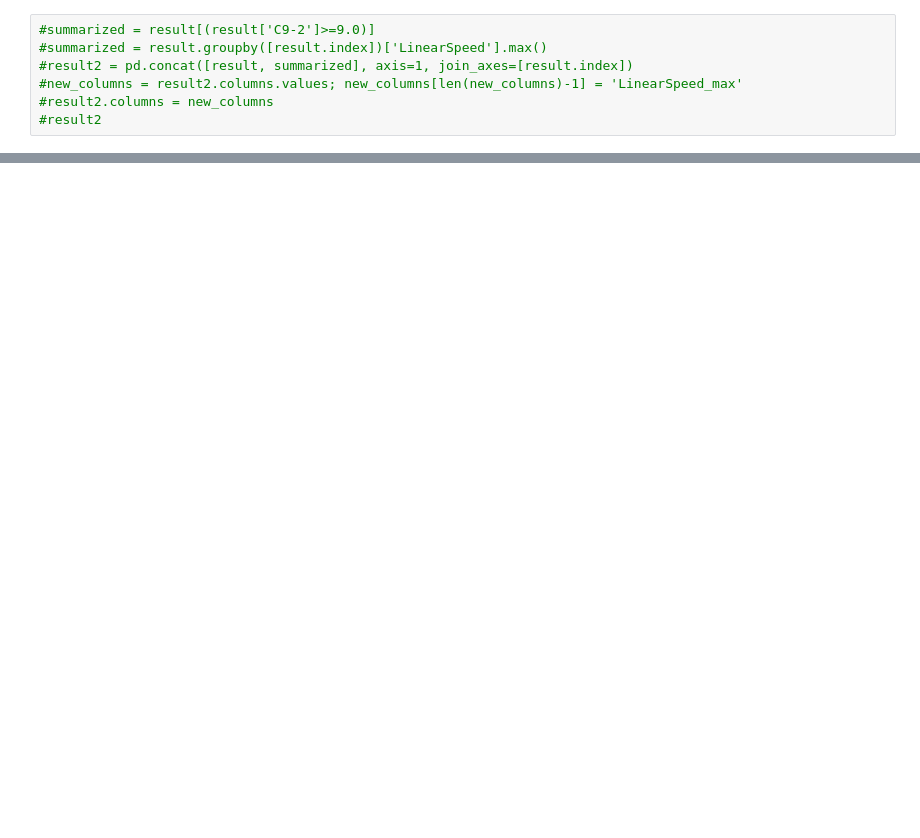
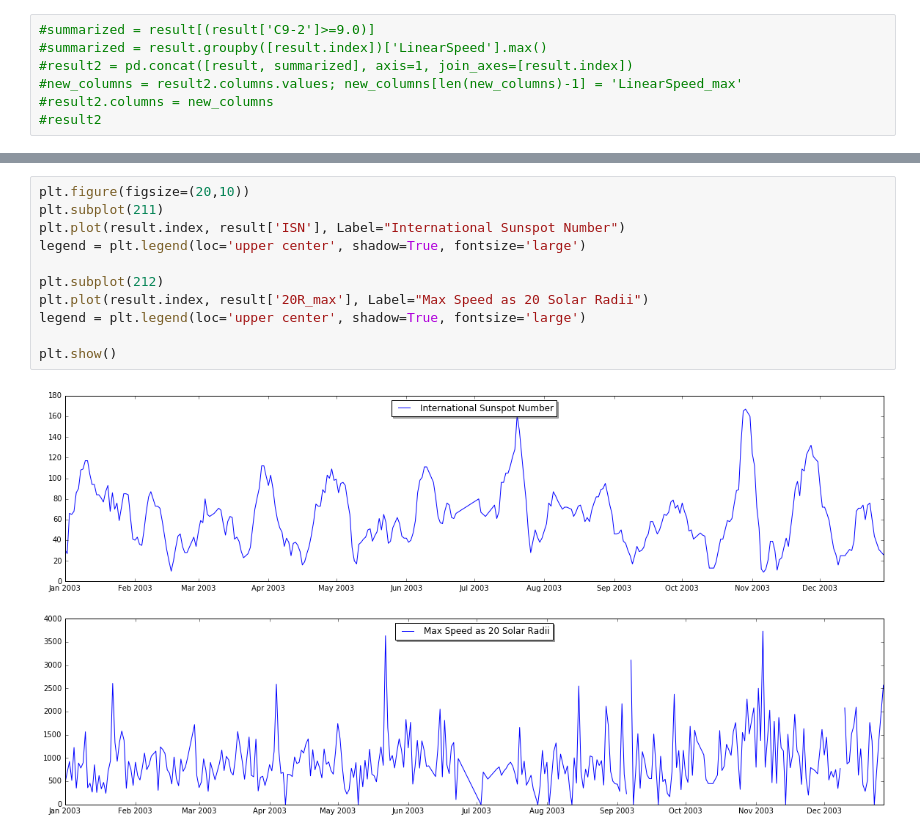
Before and after one commit to wayneheller/GA-Student-Project, a Jupyter notebook: ipythonscripts/Intial_Analysis_Cp_and_CME.ipynb, the cells around one changed output, grey strips where cells are left out. Drawn from its saved outputs; the diff is of its cells as text; blank space fills up the shorter version.

```diff
--- a/ipythonscripts/Intial_Analysis_Cp_and_CME.ipynb
+++ b/ipythonscripts/Intial_Analysis_Cp_and_CME.ipynb
@@ -125,0 +142,13 @@ sns.pairplot(result, y_vars=feature_cols, x_vars='LinearSpeed_max', kind='reg')
+# %%
+plt.figure(figsize=(20,10))
+plt.subplot(211)
+plt.plot(result.index, result['ISN'], Label="International Sunspot Number")
+legend = plt.legend(loc='upper center', shadow=True, fontsize='large')
+
+plt.subplot(212)
+plt.plot(result.index, result['20R_max'], Label="Max Speed as 20 Solar Radii")
+legend = plt.legend(loc='upper center', shadow=True, fontsize='large')
+
+plt.show()
+# %% [output]
+[figure, added]
```
Also changed, not shown: parts of 14 cells of this notebook, 2 other files.
